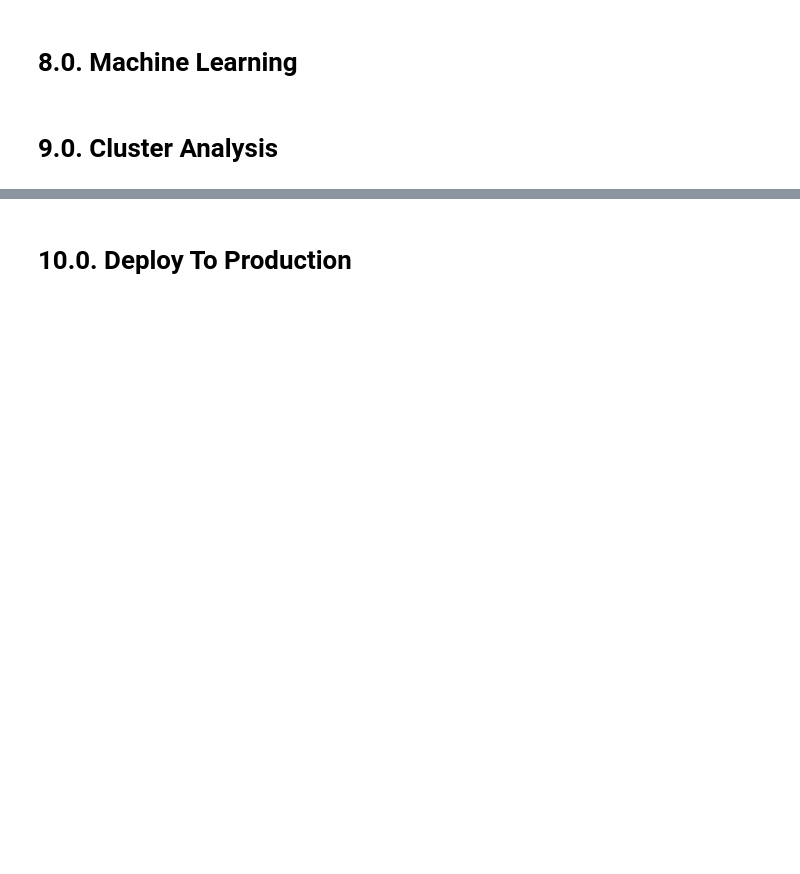
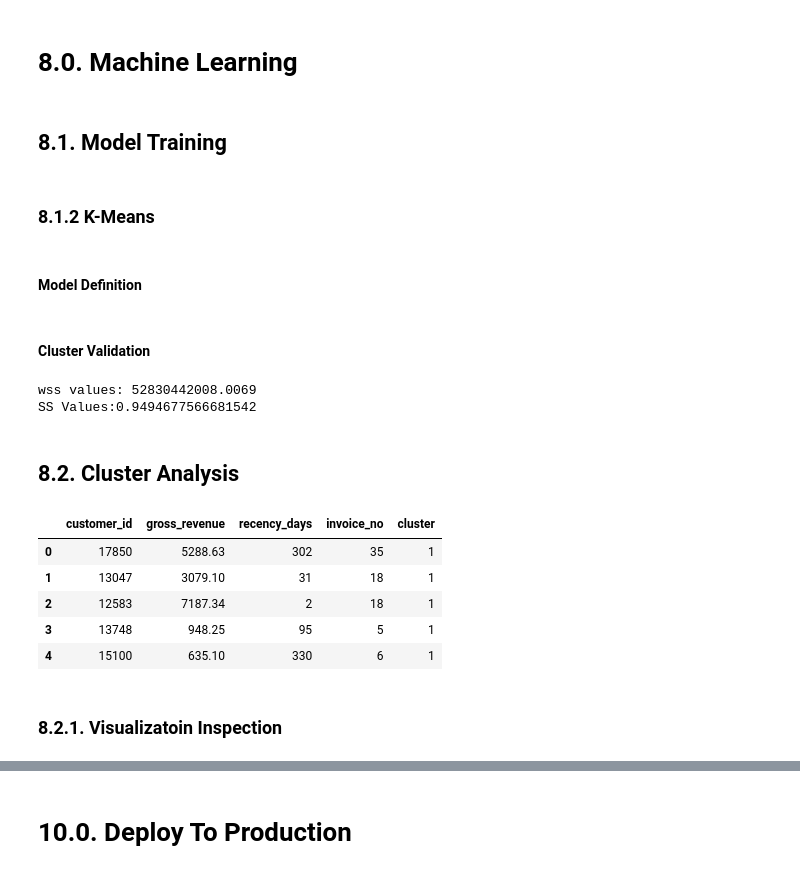
Before and after one commit to LucasAsilveira/PA005-Insiders-Clustering, a Jupyter notebook: c00_end-to-end_clustering_v0.ipynb, the cells around one changed output, grey strips where cells are left out. Saved outputs shown, nothing was run; the diff lists cells and outputs as text; code cells hidden in the pictures; blank space fills up the shorter version.

```diff
--- a/c00_end-to-end_clustering_v0.ipynb
+++ b/c00_end-to-end_clustering_v0.ipynb
@@ -330,4 +349,44 @@ kmeans.show();
 # %% [markdown]
 # 8.0. Machine Learning
+# %% [markdown]
+## 8.1. Model Training
+# %% [markdown]
+### 8.1.2 K-Means
+# %% [markdown]
+#### Model Definition
+# %%
+# model definition
+k=3
+kmeans = c.KMeans( init = 'random', n_clusters=k, n_init=10, max_iter=300 )
+
+#model training
+kmeans.fit( x )
+
+#clustering
+labels = kmeans.labels_
+# %% [markdown]
+#### Cluster Validation
+# %%
+## wss( within-cluster sum of square )
+print( 'wss values: {}'.format( kmeans.inertia_ ))
+
+## SS( Silhouette Score)
+print('SS Values:{}'.format( m.silhouette_score( x, labels)))
+# %% [output]
+wss values: 52830442008.0069
+SS Values:0.9494677566681542
 # %% [markdown]
-# 9.0. Cluster Analysis
+## 8.2. Cluster Analysis
+# %%
+df8 = df6.copy()
+df8['cluster'] = labels
+df8.head()
+# %% [output]
+|  | customer_id | gross_revenue | recency_days | invoice_no | cluster |
+| 0 | 17850 | 5288.63 | 302 | 35 | 1 |
+| 1 | 13047 | 3079.10 | 31 | 18 | 1 |
+| 2 | 12583 | 7187.34 | 2 | 18 | 1 |
+| 3 | 13748 | 948.25 | 95 | 5 | 1 |
+| 4 | 15100 | 635.10 | 330 | 6 | 1 |
+# %% [markdown]
+### 8.2.1. Visualizatoin Inspection
```
Also changed, not shown: parts of 11 cells of this notebook.
